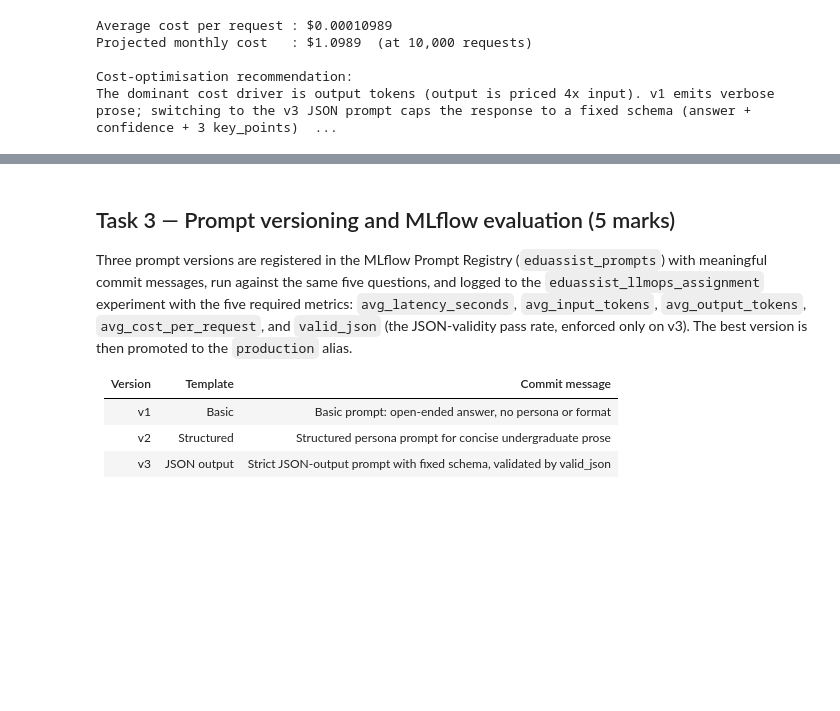
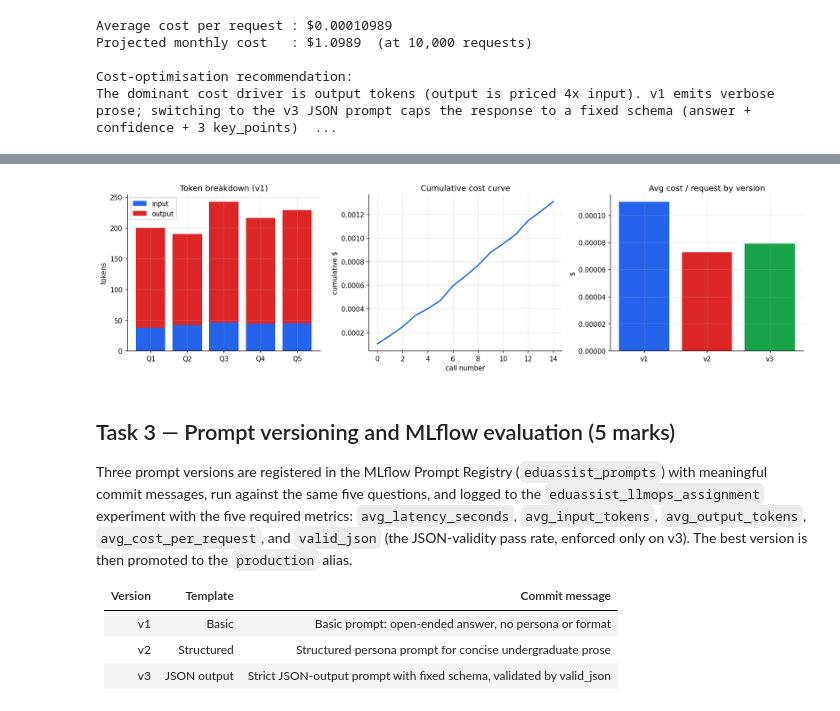
Before and after one commit to anmol-sinha-coder/BITS-MLOps-AIMLZG523_Assignment-2, a Jupyter notebook: MLOps_Assignment-2.ipynb, the cells around one changed output, grey strips where cells are left out. Drawn from its saved outputs; the diff is of its cells as text; code cells hidden in the pictures; blank space fills up the shorter version.

```diff
--- a/MLOps_Assignment-2.ipynb
+++ b/MLOps_Assignment-2.ipynb
@@ -258,3 +303,30 @@ The dominant cost driver is output tokens (output is priced 4x input). v1 emits
+# %%
+import matplotlib.pyplot as plt
+import numpy as np
+%matplotlib inline
+plt.rcParams.update({'figure.dpi': 110, 'axes.grid': True, 'axes.spines.top': False, 'axes.spines.right': False, 'grid.alpha': 0.3, 'font.size': 10})
+C = ['#2563eb', '#dc2626', '#16a34a', '#9333ea', '#ea580c']
+# Token breakdown + cumulative cost curve + per-version average cost
+full = pd.read_csv(config.LATENCY_CSV)   # shipped sample telemetry (all 3 versions)
+fig, axes = plt.subplots(1, 3, figsize=(15, 4.2))
+
+v1 = full[full['prompt_version'] == 'v1']
+axes[0].bar(v1['question_id'], v1['input_tokens'], color=C[0], label='input')
+axes[0].bar(v1['question_id'], v1['output_tokens'], bottom=v1['input_tokens'],
+            color=C[1], label='output')
+axes[0].set_title('Token breakdown (v1)'); axes[0].set_ylabel('tokens'); axes[0].legend()
+
+ordered = full.sort_values('start_time')
+axes[1].plot(np.arange(len(ordered)), ordered['total_cost'].cumsum(), color=C[0], lw=2)
+axes[1].set_title('Cumulative cost curve'); axes[1].set_xlabel('call number')
+axes[1].set_ylabel('cumulative $')
+
+avg = full.groupby('prompt_version')['total_cost'].mean().reindex(['v1', 'v2', 'v3'])
+axes[2].bar(avg.index, avg.values, color=C[:3])
+axes[2].set_title('Avg cost / request by version'); axes[2].set_ylabel('$')
+fig.tight_layout(); plt.show()
+# %% [output]
+[figure, added]
 # %% [markdown]
 ## Task 3 — Prompt versioning and MLflow evaluation (5 marks)
 
```
Also changed, not shown: parts of 19 cells of this notebook, 7 other files.
